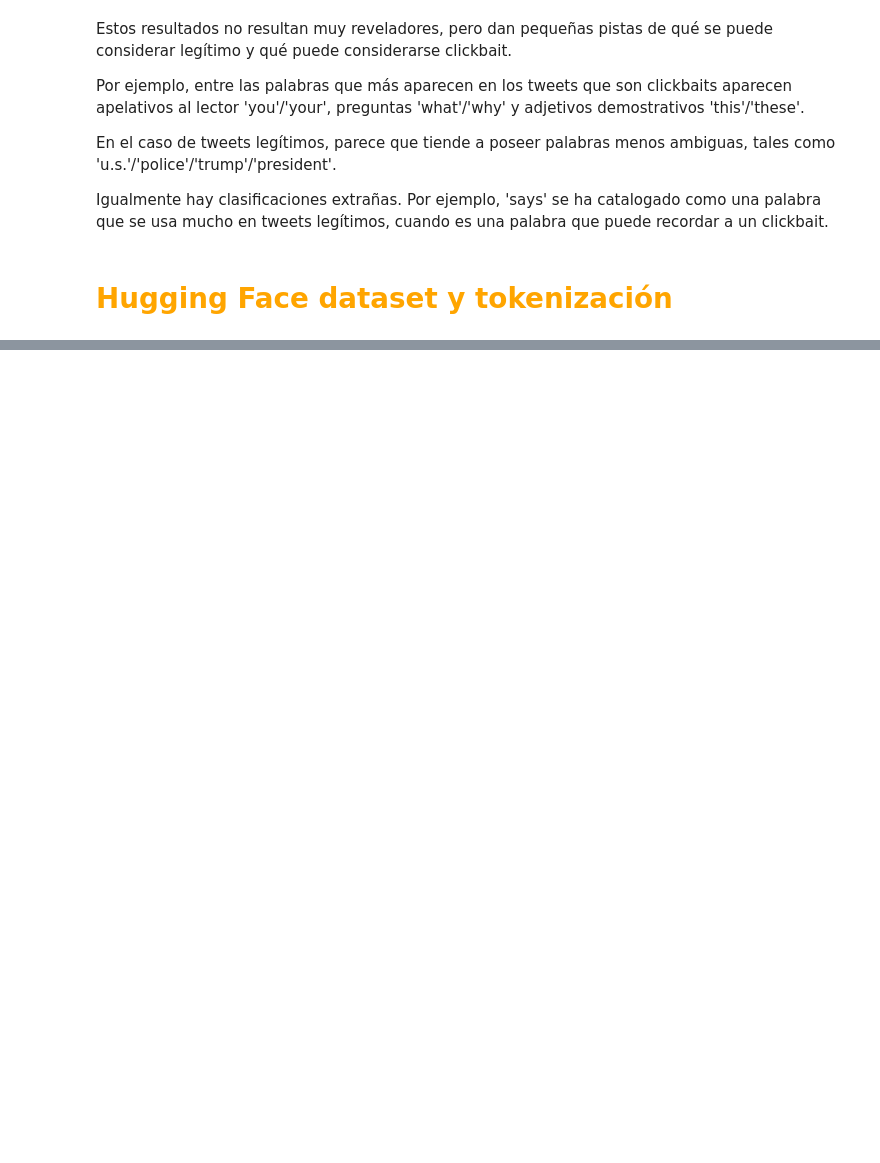
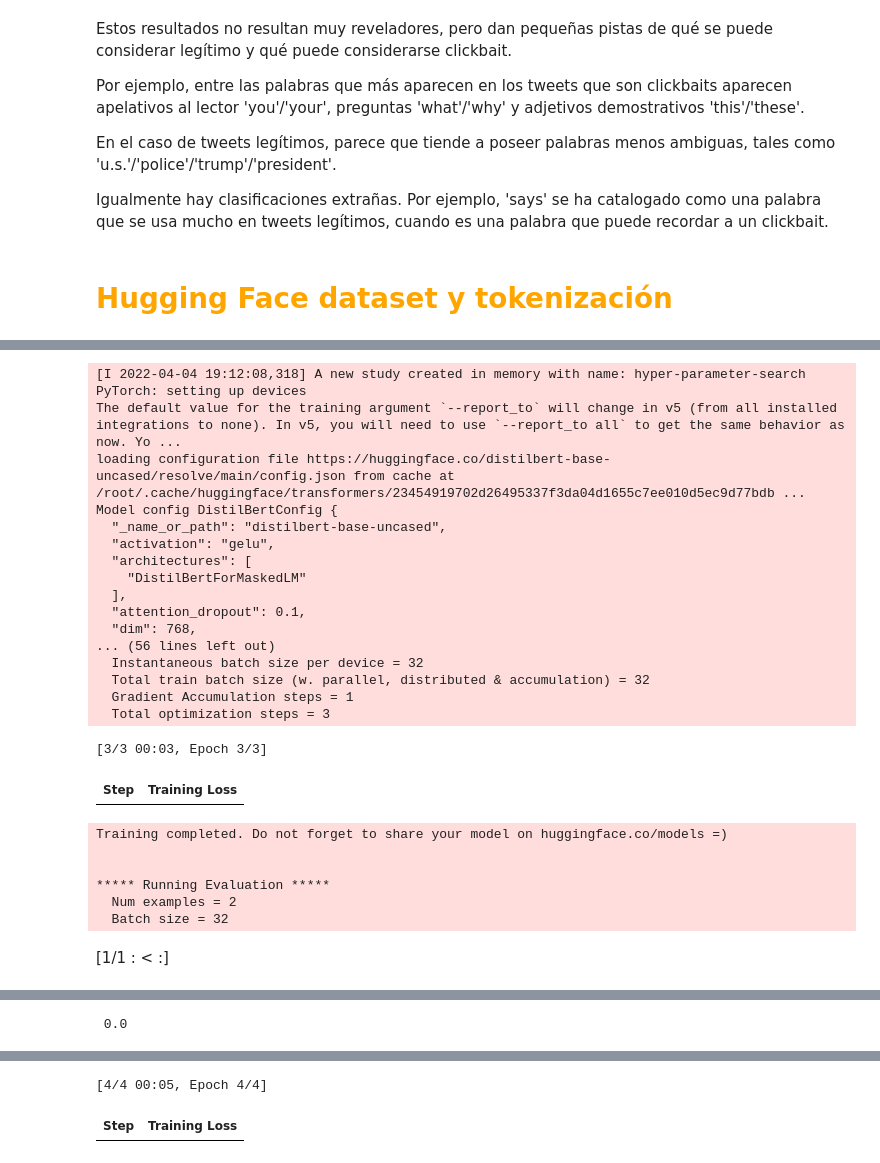
Before and after one commit to Albmargar1/ClickbaitDetector, a Jupyter notebook: main.ipynb, the cells around one changed output, grey strips where cells are left out. Saved outputs shown, nothing was run; the diff lists cells and outputs as text; code cells hidden in the pictures; blank space fills up the shorter version.

```diff
--- a/main.ipynb
+++ b/main.ipynb
@@ -384,26 +369,9 @@ RobertaForSequenceClassification(
 # %%
 def model_init():
     return AutoModelForSequenceClassification.from_pretrained(
-        checkpoint, return_dict=True)
+        checkpoint, num_labels=2, return_dict=True)
 
 def compute_metrics(eval_pred):
     predictions, labels = eval_pred
     predictions = predictions.argmax(axis=-1)
     return metric.compute(predictions=predictions, references=labels)
-
-training_args = TrainingArguments(
-    "test", evaluation_strategy="steps", eval_steps=500, disable_tqdm=False)
-trainer = Trainer(
-    args=training_args,
-    tokenizer=tokenizer,
-    train_dataset=tokenized_datasets['train'],
-    eval_dataset=tokenized_datasets['val'],
-    model_init=model_init,
-    compute_metrics=compute_metrics,
-)
-
-trainer.hyperparameter_search(
-    direction="maximize",
-    backend="optuna",
-    n_trials=10
-)
@@ -451,0 +378,58 @@ KeyboardInterrupt: ignored
+# %%
+def objective(trial: optuna.Trial):
+  training_args = TrainingArguments(output_dir='test',
+                                    learning_rate=trial.suggest_loguniform('learning_rate',
+                                                                           low=1e-6, high=9e-5),
+                                    weight_decay=trial.suggest_loguniform('weight_decay',
+                                                                          4e-5, 0.01),
+                                    num_train_epochs=trial.suggest_int('num_train_epochs',
+                                                                       low = 2,high = 5),
+                                    per_device_train_batch_size=trial.suggest_categorical('batch_size',
+                                                                                         [8, 16, 32]),
+                                    per_device_eval_batch_size=32,
+                                    disable_tqdm=False)
+
+  trainer = Trainer(args=training_args,
+                    tokenizer=tokenizer,
+                    train_dataset=tokenized_datasets['train'],
+                    eval_dataset=tokenized_datasets['val'],
+                    model_init=model_init,
+                    compute_metrics=compute_metrics)
+
+
+  result = trainer.train()
+  eval_result = trainer.evaluate()
+  print(bcolors.blue, '\n', eval_result['eval_f1'], '\n', bcolors.endc)
+
+  return eval_result['eval_f1']
+
+# We want to minimize the loss!
+study = optuna.create_study(study_name='hyper-parameter-search', direction='maximize')
+study.optimize(func=objective, n_trials=n_trials)
+# %% [output]
+[I 2022-04-04 19:12:08,318] A new study created in memory with name: hyper-parameter-search
+PyTorch: setting up devices
+The default value for the training argument `--report_to` will change in v5 (from all installed integrations to none). In v5, you will need to use `--report_to all` to get the same behavior as now. Yo ...
+loading configuration file https://huggingface.co/distilbert-base-uncased/resolve/main/config.json from cache at /root/.cache/huggingface/transformers/23454919702d26495337f3da04d1655c7ee010d5ec9d77bdb ...
+Model config DistilBertConfig {
+  "_name_or_path": "distilbert-base-uncased",
+  "activation": "gelu",
+  "architectures": [
+    "DistilBertForMaskedLM"
+  ],
+  "attention_dropout": 0.1,
+  "dim": 768,
+... (56 lines left out)
+  Instantaneous batch size per device = 32
+  Total train batch size (w. parallel, distributed & accumulation) = 32
+  Gradient Accumulation steps = 1
+  Total optimization steps = 3
+[3/3 00:03, Epoch 3/3]
+| Step | Training Loss |
+Training completed. Do not forget to share your model on huggingface.co/models =)
+
+
+***** Running Evaluation *****
+  Num examples = 2
+  Batch size = 32
+[1/1 : < :]
@@ -451,0 +453 @@ KeyboardInterrupt: ignored
+ 0.0
@@ -451,0 +471,2 @@ KeyboardInterrupt: ignored
+[4/4 00:05, Epoch 4/4]
+| Step | Training Loss |
```
Also changed, not shown: parts of 18 cells of this notebook.
